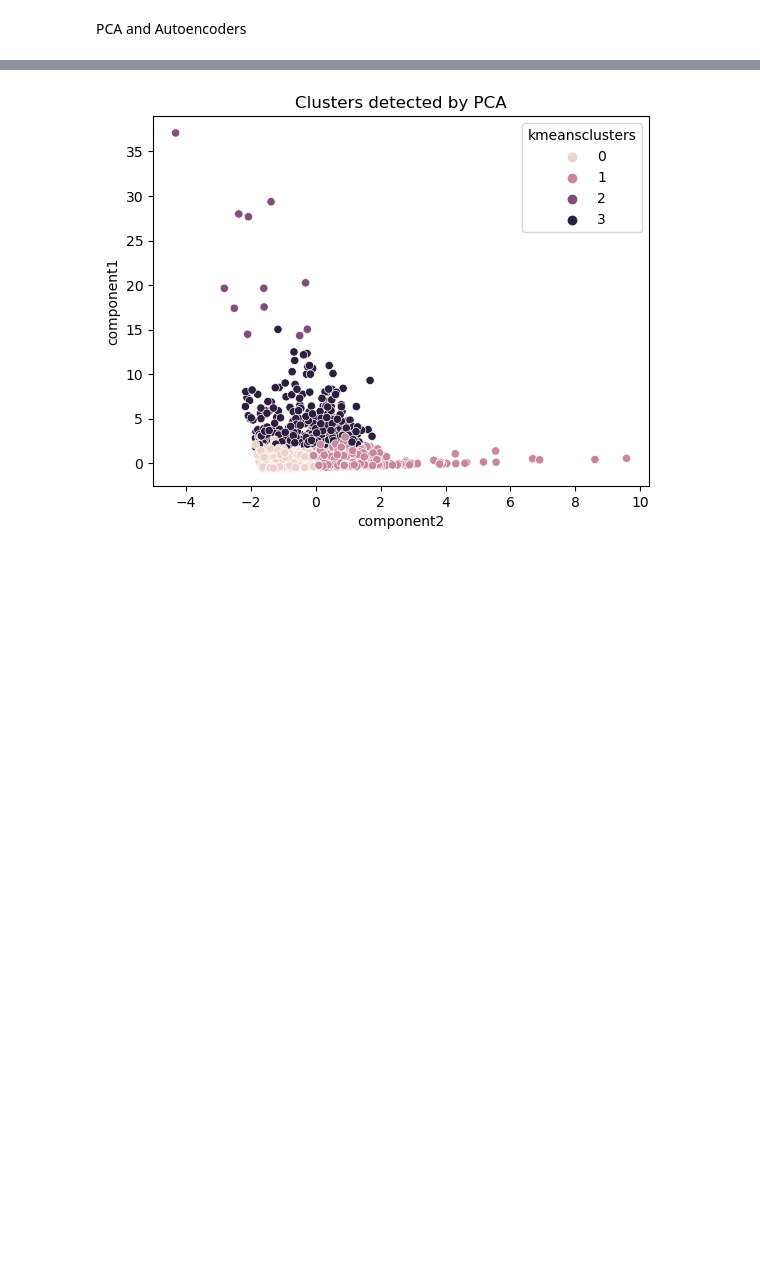
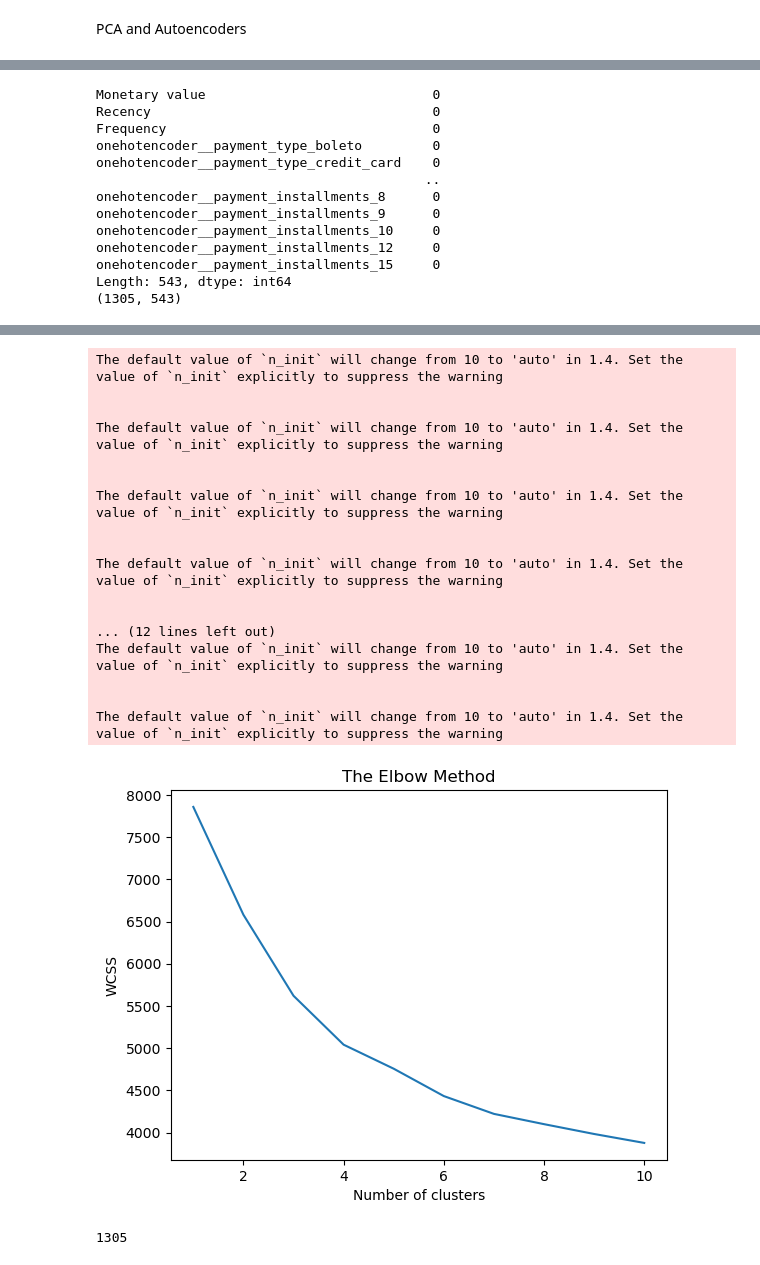
Before and after one commit to Matcar02/Devops_Project_Customer_Segmentation, a Jupyter notebook: Customer_Segmentation_DevOps/notebooks/checkall.ipynb, the cells around one changed output, grey strips where cells are left out. Cells and saved outputs as stored; diff of their text form; code cells hidden in the pictures; blank space fills up the shorter version.

```diff
--- a/Customer_Segmentation_DevOps/notebooks/checkall.ipynb
+++ b/Customer_Segmentation_DevOps/notebooks/checkall.ipynb
@@ -5 +1,8 @@ data_filepath = "../data/customer_segmentation.csv"
+# %%
+import sys
+import json
+import os
+current_path = os.getcwd()
+data_folder = os.path.abspath(os.path.join(current_path, '..', 'data', 'external'))
+data_filepath = os.path.join(data_folder, 'customer_segmentation.csv')
 # %%
@@ -37,8 +41,9 @@ wuuuu
 # %% [markdown]
 Testing:
 # %%
-df = prepare_data(r"C:\Users\39339\Documents\University materials\University materials\Erasmus IE\DevOps\Devops_Project\Customer_Segmentation_DevOps\data\external\customer_segmentation.csv")
+#df = prepare_data(r"C:\Users\39339\Documents\University materials\University materials\Erasmus IE\DevOps\Devops_Project\Customer_Segmentation_DevOps\data\external\customer_segmentation.csv")
 #df = drop_columns(df)
+df = prepare_data(data_filepath)
 df = drop_c_id(df)
 df = clean_data(df)
 
@@ -48,11 +53,25 @@ monetary = get_monetary(df)
 recency = get_recency(df)
 rfm_dataset = concatenate_dataframes(recency, monetary, frequency)
 
+
+#initial stats and data visualization
+describe_dataset(rfm_dataset)
+#corr(rfm_dataset)
+visualize_data(rfm_dataset)
+plot_average_spending_by_frequency(rfm_dataset)
+plot_payment_value_distribution(rfm_dataset)
+freq(rfm_dataset)
+pairplot(rfm_dataset)
+spending_by_recency(rfm_dataset)
+payments_distribution(rfm_dataset)
+
 #kmeans
-visualize_data(rfm_dataset)
 X = elbow_method(rfm_dataset)[0]
 best_params = get_best_kmeans_params(X)
+
 rfmcopy = choose(rfm_dataset,X)[0]
+#number of clusters picked
+nclusterskmeans = choose(rfm_dataset,X)[1]
 plot_clusters(rfmcopy, clusters1=choose(rfm_dataset,X)[1])
 
 silscores = {}
@@ -65,8 +109,8 @@ The silhouette score for kmeans_cluster is: 0.8213341414753009
 Agglomerative and Spectral tests
 # %%
 Dend = dendogram(X)
-y_hc = agglomerative_clustering(X, rfmcopy)
-plot_clusters(rfmcopy, clusters1=4)
+y_hc = agglomerative_clustering(X, rfmcopy, nclusterskmeans)
+plot_clusters(rfmcopy, clusters1= nclusterskmeans)
 silscores['hierarchical clustering'] = silhouette_score(X, y_hc, metric='euclidean')
 rfmcopy['hc_clusters'] = y_hc
 
@@ -127,16 +171,20 @@ kmeans_cluster
 # %% [markdown]
 PCA and Autoencoders
 # %%
-encode_df = encoding_PCA(df, rfm_dataset)[0]
-newdf = encoding_PCA(df, rfm_dataset)[1]
-
+encode_df, newdf = encoding_PCA(df, rfm_dataset)
 sc_features = pca_preprocessing(newdf)
 X_ = pca_ncomponents(sc_features)
 scores = pca(X_)
+print(len(scores))
 
-segkmeans = pca_kmeans(sc_features, scores)[0]
-kmeanspca = pca_kmeans(sc_features, scores)[1]
+segkmeans, kmeanspca = pca_kmeans(sc_features, scores, nclusterskmeans)
+rfmcopy['pca_clusters'] = kmeanspca.labels_
 
 dfpca = pca_components(segkmeans, kmeanspca, rfmcopy)
+silscores['pca'] = silhouette_score(X_, kmeanspca.labels_ , metric='euclidean')
+
+pca_insights(dfpca)
+pca_insights2(df, dfpca)
+plot_clusters_pca(dfpca, nclusterskmeans)
 # %% [output]
 `sparse` was renamed to `sparse_output` in version 1.2 and will be removed in 1.4. `sparse_output` is ignored unless you leave `sparse` to its default value.
@@ -158,0 +191,13 @@ The default value of `n_init` will change from 10 to 'auto' in 1.4. Set the valu
+Monetary value                             0
+Recency                                    0
+Frequency                                  0
+onehotencoder__payment_type_boleto         0
+onehotencoder__payment_type_credit_card    0
+                                          ..
+onehotencoder__payment_installments_8      0
+onehotencoder__payment_installments_9      0
+onehotencoder__payment_installments_10     0
+onehotencoder__payment_installments_12     0
+onehotencoder__payment_installments_15     0
+Length: 543, dtype: int64
+(1305, 543)
@@ -164 +205,19 @@ The default value of `n_init` will change from 10 to 'auto' in 1.4. Set the valu
+The default value of `n_init` will change from 10 to 'auto' in 1.4. Set the value of `n_init` explicitly to suppress the warning
+
+
+The default value of `n_init` will change from 10 to 'auto' in 1.4. Set the value of `n_init` explicitly to suppress the warning
+
+
+The default value of `n_init` will change from 10 to 'auto' in 1.4. Set the value of `n_init` explicitly to suppress the warning
+
+
+The default value of `n_init` will change from 10 to 'auto' in 1.4. Set the value of `n_init` explicitly to suppress the warning
+
+
+... (12 lines left out)
+The default value of `n_init` will change from 10 to 'auto' in 1.4. Set the value of `n_init` explicitly to suppress the warning
+
+
+The default value of `n_init` will change from 10 to 'auto' in 1.4. Set the value of `n_init` explicitly to suppress the warning
-[figure, old version]
+[figure, new version]
+1305
```
Also changed, not shown: parts of 13 cells of this notebook, 18 other files.
